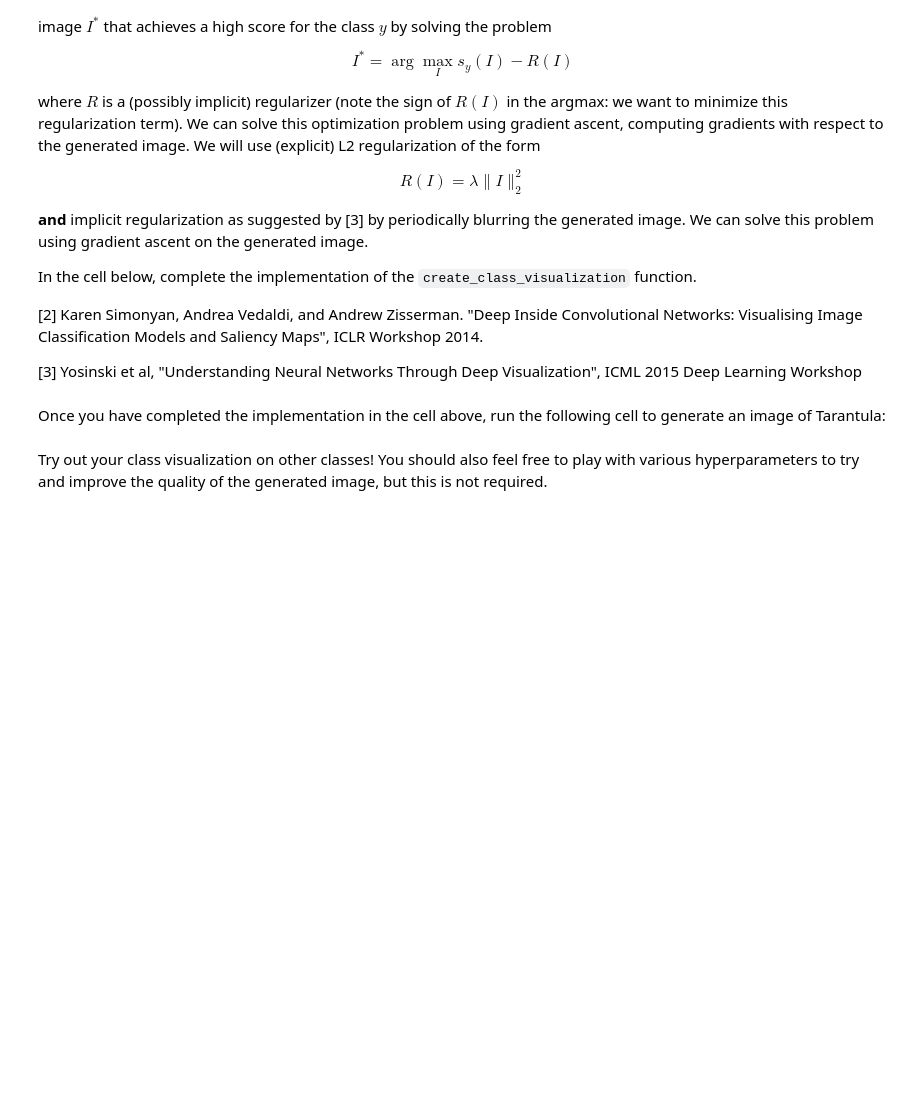
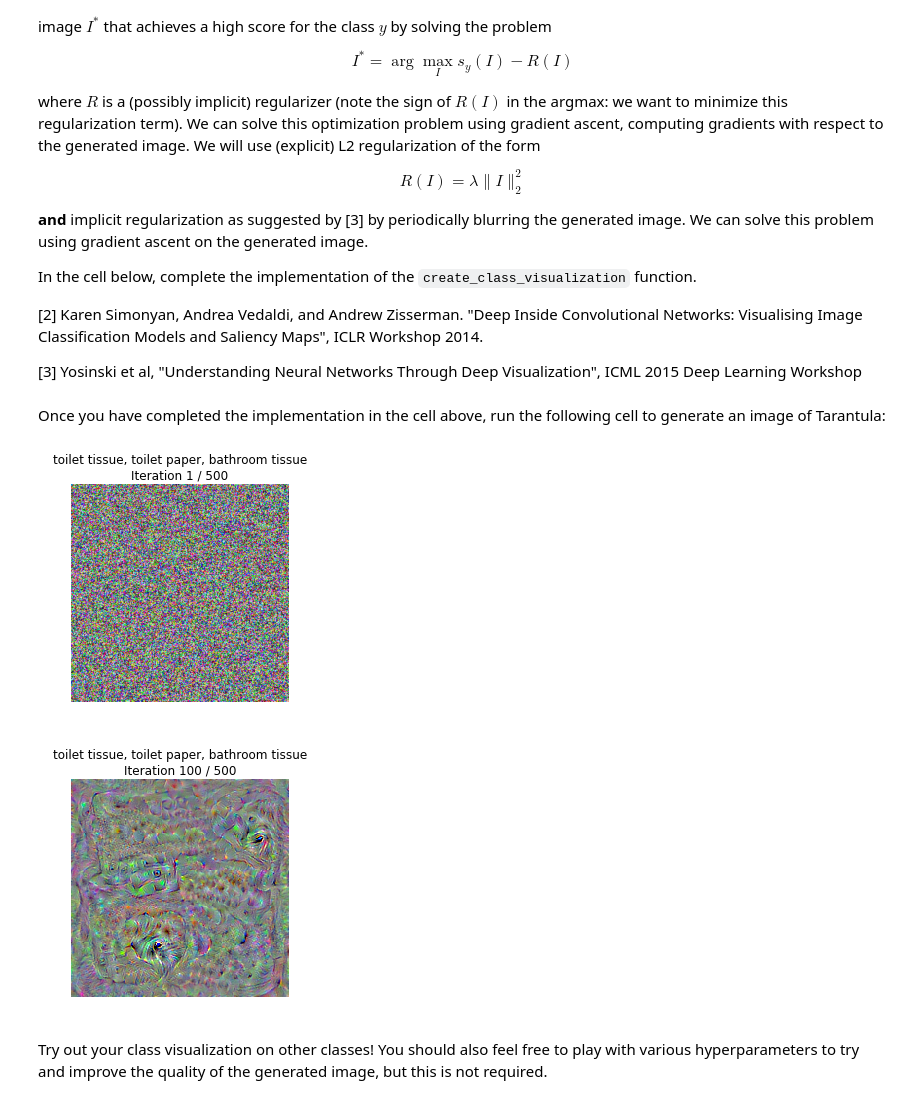
Before and after one commit to JackTroy/JupyterNotebook, a Jupyter notebook: CS231n/Assignments/spring1617_assignment3_v3/NetworkVisualization-TensorFlow.ipynb, the cells around one changed output. Drawn from its saved outputs; the diff is of its cells as text; code cells hidden in the pictures; blank space fills up the shorter version.

```diff
--- a/CS231n/Assignments/spring1617_assignment3_v3/NetworkVisualization-TensorFlow.ipynb
+++ b/CS231n/Assignments/spring1617_assignment3_v3/NetworkVisualization-TensorFlow.ipynb
@@ -217,7 +217,21 @@ def make_fooling_image(X, target_y, model):
     # in fewer than 100 iterations of gradient ascent.                           #
     # You can print your progress over iterations to check your algorithm.       #
     ##############################################################################
-    pass
+    correct_scores = tf.gather_nd(model.classifier,
+                                  tf.stack((tf.range(X.shape[0]), model.labels), axis=1))
+    grad_x = tf.gradients(correct_scores, model.image)
+    values ={
+        model.image: X_fooling,
+        model.labels: np.array([target_y])
+    }
+
+    for t in range(1000):
+        print(t)
+        scores, grad_x_val = sess.run(fetches=[model.classifier, grad_x], feed_dict=values)
+        grad_x_val = np.array(grad_x_val[0])
+        if scores[0].argmax() == target_y:
+            break
+        X_fooling += learning_rate * grad_x_val / np.linalg.norm(grad_x_val)
     ##############################################################################
     #                             END OF YOUR CODE                               #
     ##############################################################################
@@ -304,12 +330,13 @@ def create_class_visualization(target_y, model, **kwargs):
     """
     l2_reg = kwargs.pop('l2_reg', 1e-3)
     learning_rate = kwargs.pop('learning_rate', 25)
-    num_iterations = kwargs.pop('num_iterations', 100)
+    num_iterations = kwargs.pop('num_iterations', 500)
     blur_every = kwargs.pop('blur_every', 10)
     max_jitter = kwargs.pop('max_jitter', 16)
-    show_every = kwargs.pop('show_every', 25)
+    show_every = kwargs.pop('show_every', 100)
 
     X = 255 * np.random.rand(224, 224, 3)
+
     X = preprocess_image(X)[None]
 
     ########################################################################
@@ -325,7 +352,11 @@ def create_class_visualization(target_y, model, **kwargs):
     ########################################################################
     loss = None # scalar loss
     grad = None # gradient of loss with respect to model.image, same size as model.image
-    pass
+
+    correct_scores = tf.gather_nd(model.classifier,
+                    tf.stack((tf.range(X.shape[0]), model.labels), axis=1))
+    loss = correct_scores - l2_reg * (np.linalg.norm(X)**2)
+    grad = tf.gradients(loss, model.image)
     ############################################################################
     #                             END OF YOUR CODE                             #
     ############################################################################
@@ -345,7 +376,15 @@ def create_class_visualization(target_y, model, **kwargs):
         #                                                                      #
         # Be very careful about the signs of elements in your code.            #
         ########################################################################
-        pass
+        values = {
+            model.image: X,
+            model.labels: np.array([target_y])
+        }
+        grad_val = sess.run(grad, feed_dict=values)
+        grad_val = np.array(grad_val[0])
+        gl2norm = np.linalg.norm(grad_val)
+        dX = learning_rate * grad_val / gl2norm
+        X += dX
         ############################################################################
         #                             END OF YOUR CODE                             #
         ############################################################################
@@ -371,7 +410,11 @@ def create_class_visualization(target_y, model, **kwargs):
 Once you have completed the implementation in the cell above, run the following cell to generate an image of Tarantula:
 # %%
 target_y = 76 # Tarantula
-out = create_class_visualization(target_y, model)
+target_y_something_else = 520
+out = create_class_visualization(999, model)
+# %% [output]
+[figure, added]
+[figure, added]
 # %% [markdown]
 Try out your class visualization on other classes! You should also feel free to play with various hyperparameters to try and improve the quality of the generated image, but this is not required.
 # %%
```
Also changed, not shown: parts of 1 cell of this notebook, 5 other files.
